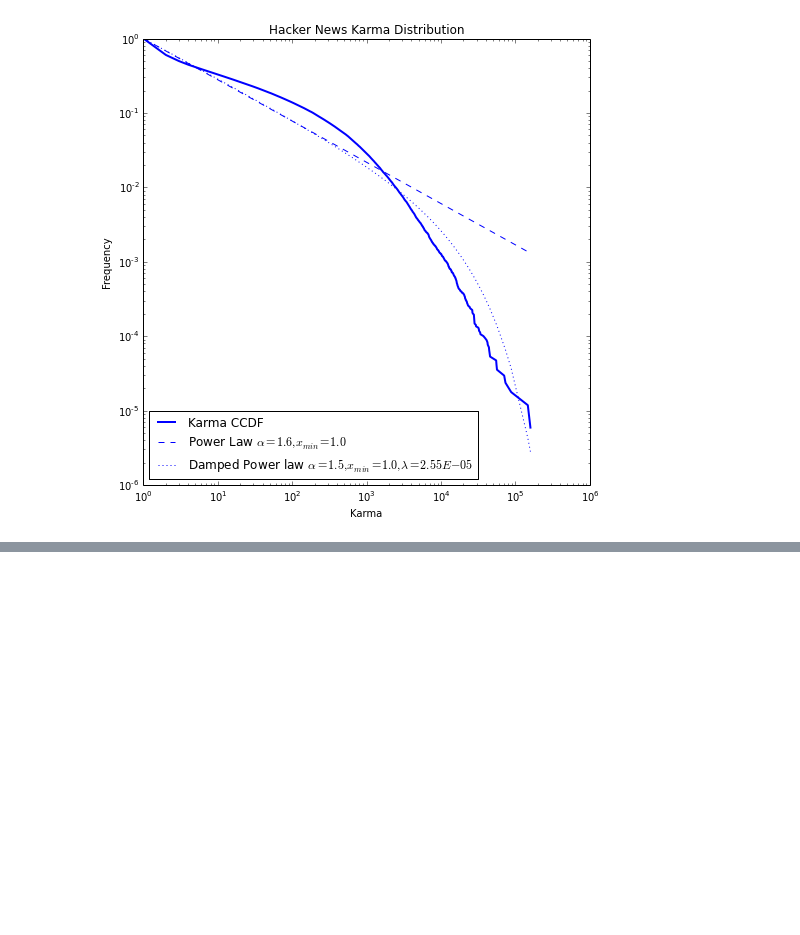
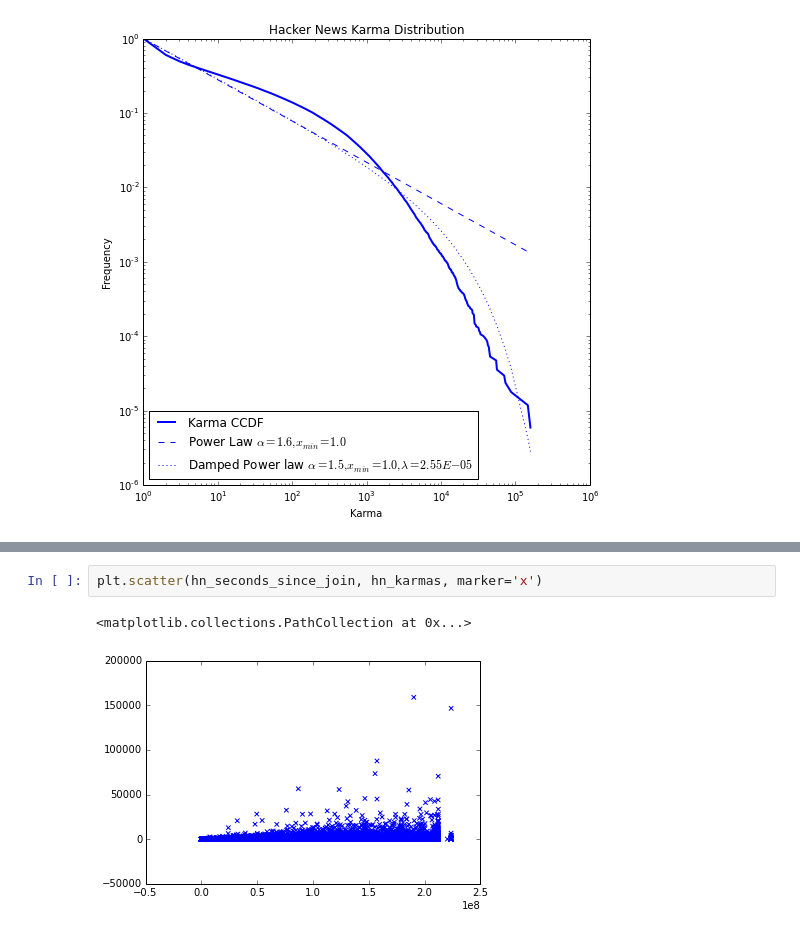
Before and after one commit to turtlesoupy/karma-prediction-cs224w, a Jupyter notebook: ipython/HN Karma.ipynb, the cells around one changed output, grey strips where cells are left out. Drawn from its saved outputs; the diff is of its cells as text; blank space fills up the shorter version.

```diff
--- a/ipython/HN Karma.ipynb
+++ b/ipython/HN Karma.ipynb
@@ -150,0 +158,5 @@ Calculating best minimal value for power law fit
+# %%
+plt.scatter(hn_seconds_since_join, hn_karmas, marker='x')
+# %% [output]
+<matplotlib.collections.PathCollection at 0x...>
+[figure, added]
```
Also changed, not shown: parts of 7 cells of this notebook, 1 other file.
